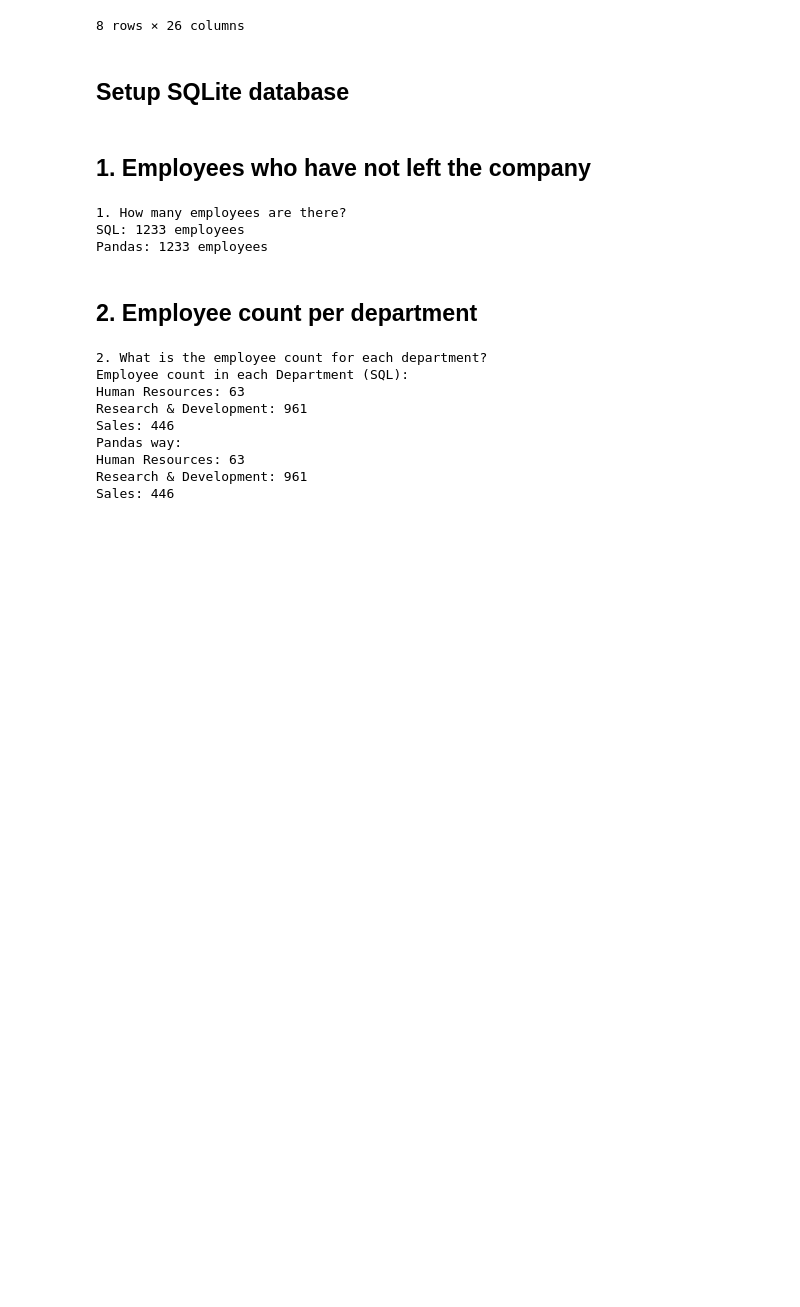
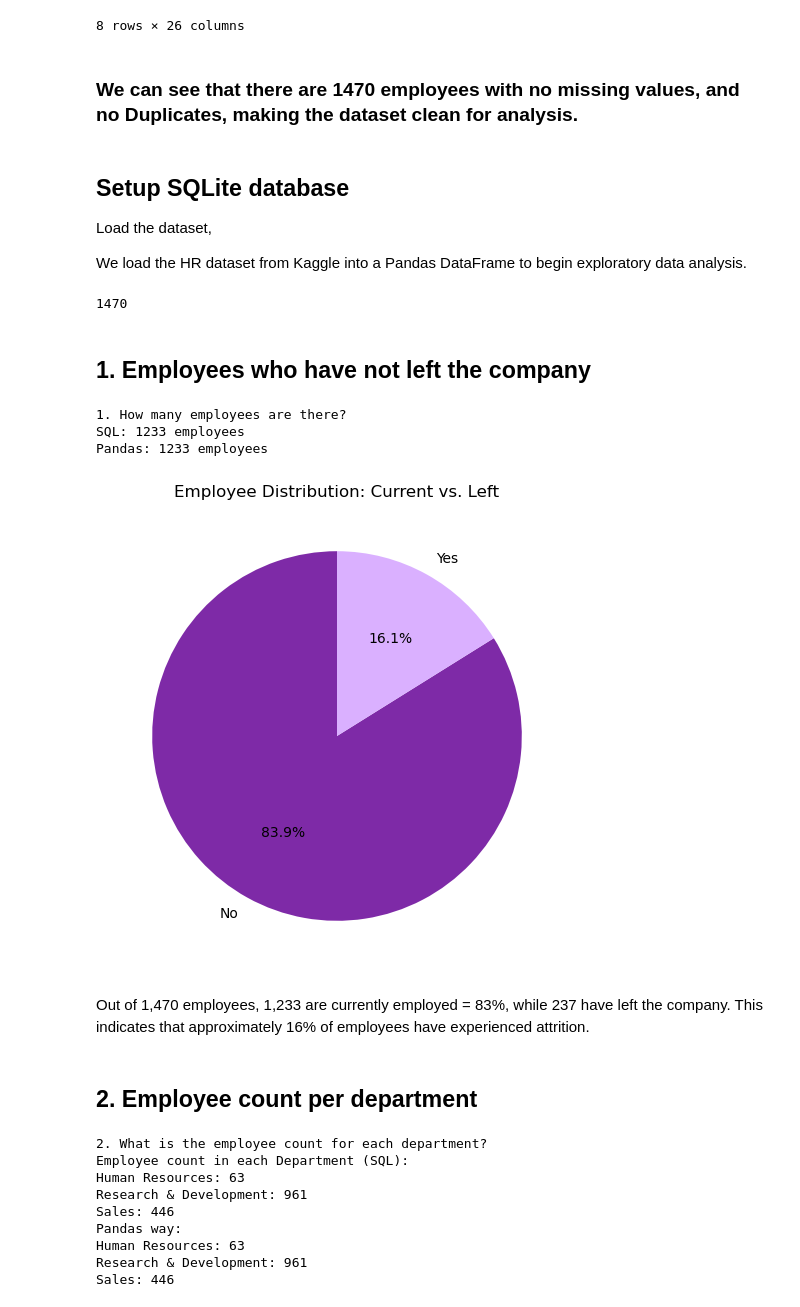
Before and after one commit to RazanAlkhaluqy/HR-Dashboard-Project, a Jupyter notebook: analysis.ipynb, the cells around one changed output. Cells and saved outputs as stored; diff of their text form; code cells hidden in the pictures; blank space fills up the shorter version.

```diff
--- a/analysis.ipynb
+++ b/analysis.ipynb
@@ -68,28 +68,49 @@ Data columns (total 35 columns):
 | 75% | 43.000000 | 1157.000000 | 14.000000 | 4.000000 | 1.0 | 1555.750000 | 4.000000 | ... |
 | max | 60.000000 | 1499.000000 | 29.000000 | 5.000000 | 1.0 | 2068.000000 | 4.000000 | ... |
 8 rows × 26 columns
+# %% [markdown]
+### We can see that there are 1470 employees with no missing values, and no Duplicates, making the dataset clean for analysis.
 # %% [markdown]
 ## Setup SQLite database
+Load the dataset,
+
+We load the HR dataset from Kaggle into a Pandas DataFrame to begin exploratory data analysis.
 # %%
 conn = sqlite3.connect('hr.db')
 cursor = conn.cursor()
 # Insert DataFrame into SQLite table named 'employee'
-# Uncomment the next line if you need to insert the data first
-# df.to_sql('employee', conn, index=False, if_exists='replace'
+df.to_sql('employee', conn, index=False, if_exists='replace')
+# %% [output]
+1470
 # %% [markdown]
 ## 1. Employees who have not left the company
 # %%
 print("1. How many employees are there?")
 # SQL way
 query='''
 SELECT COUNT(*) FROM employee WHERE Attrition = 'No';'''
 cursor.execute(query)
 results = cursor.fetchall()
 print("SQL:", results[0][0] ,"employees")
 # Pandas way
 employees=df[df['Attrition'] == 'No'].shape[0]
 print("Pandas:", employees , "employees")
+
+# visualization of employee distribution by Attrition status
+import matplotlib.pyplot as plt
+
+# Count of employees by Attrition
+attrition_counts = df['Attrition'].value_counts()
+
+# Plot pie chart
+plt.figure(figsize=(6,6))
+plt.pie(attrition_counts, labels=attrition_counts.index, autopct='%1.1f%%', startangle=90, colors=["#7E2AA7","#DAB0FF"])
+plt.title("Employee Distribution: Current vs. Left")
+plt.show()
 # %% [output]
 1. How many employees are there?
 SQL: 1233 employees
 Pandas: 1233 employees
+[figure, added]
+# %% [markdown]
+Out of 1,470 employees, 1,233 are currently employed = 83%, while 237 have left the company. This indicates that approximately 16% of employees have experienced attrition.
```
Also changed, not shown: parts of 3 cells of this notebook.
